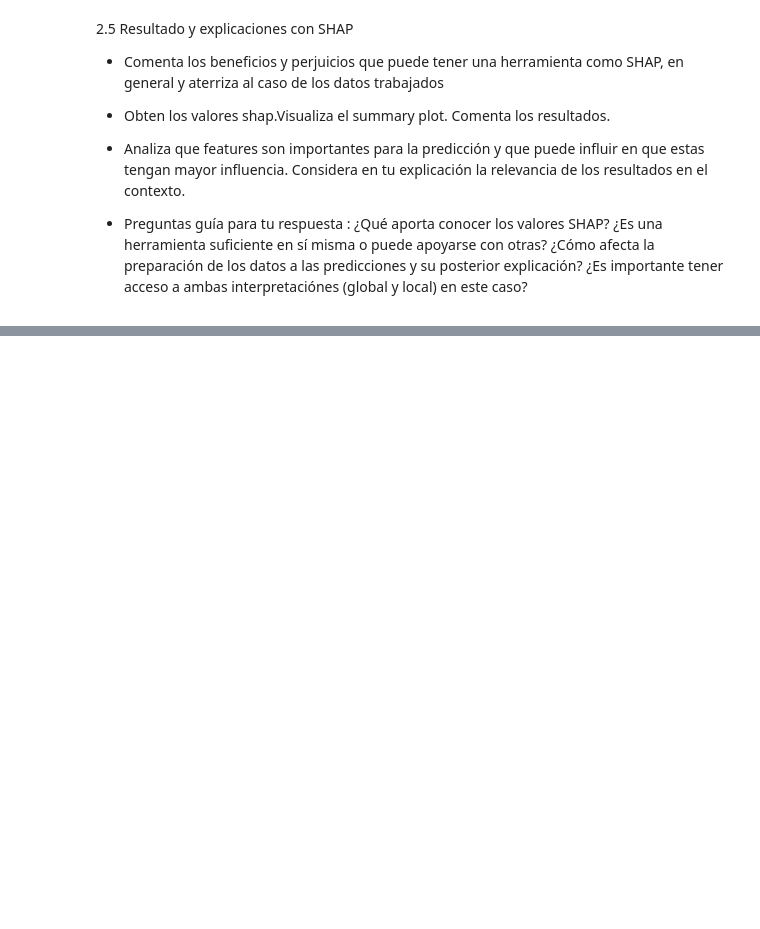
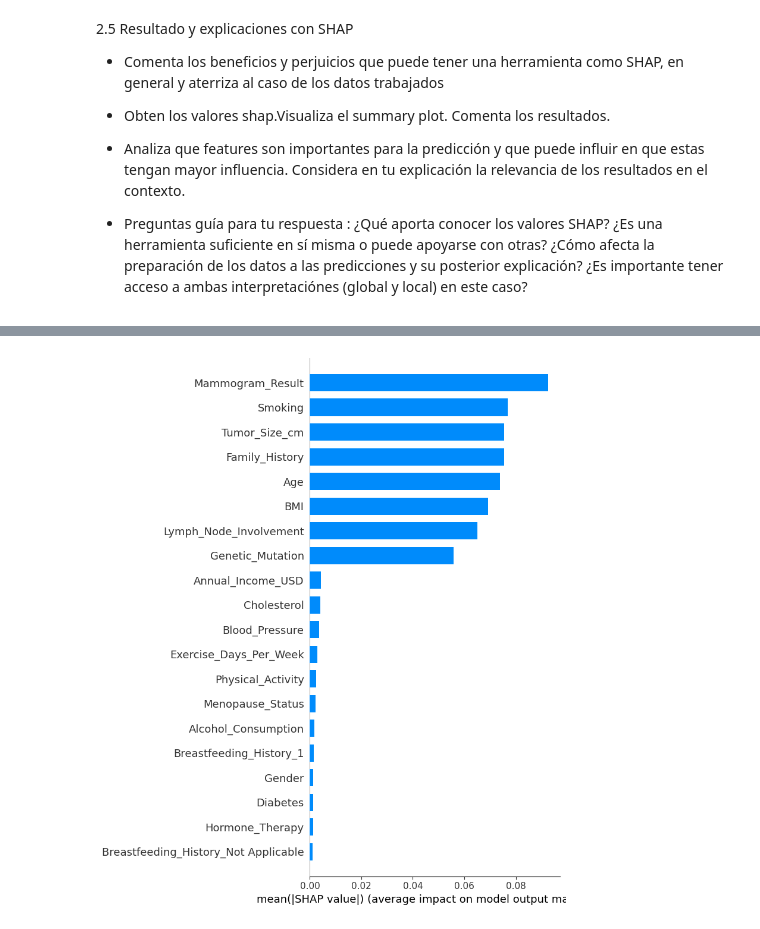
Before and after one commit to cony45678/Etica_Para_Ciencias_de_Datos, a Jupyter notebook: Taller 3/Taller_sumativo_3.ipynb, the cells around one changed output, grey strips where cells are left out. Saved outputs shown, nothing was run; the diff lists cells and outputs as text; code cells hidden in the pictures; blank space fills up the shorter version.

```diff
--- a/Taller 3/Taller_sumativo_3.ipynb
+++ b/Taller 3/Taller_sumativo_3.ipynb
@@ -306,0 +387,17 @@ from sklearn.preprocessing import LabelEncoder, OneHotEncoder, StandardScaler,Mi
+# %%
+# PARTE 2.5
+# treeExplainer
+explainer_shap = shap.TreeExplainer(rf)
+shap_values = explainer_shap.shap_values(X_test)
+
+if isinstance(shap_values, list):
+    shap_values_class = shap_values[1] # presencia de cáncer
+else:
+    shap_values_class = shap_values[:, :, 1] #toma a todos los pacientes pero obten solo a los que tienen cancer
+
+# Gráfico
+plt.figure(figsize=(10, 6))
+shap.summary_plot(shap_values_class, X_test, feature_names=X.columns.tolist(), plot_type="bar")
+plt.show()
+# %% [output]
+[figure, added]
```
Also changed, not shown: parts of 10 cells of this notebook, 1 other file.
